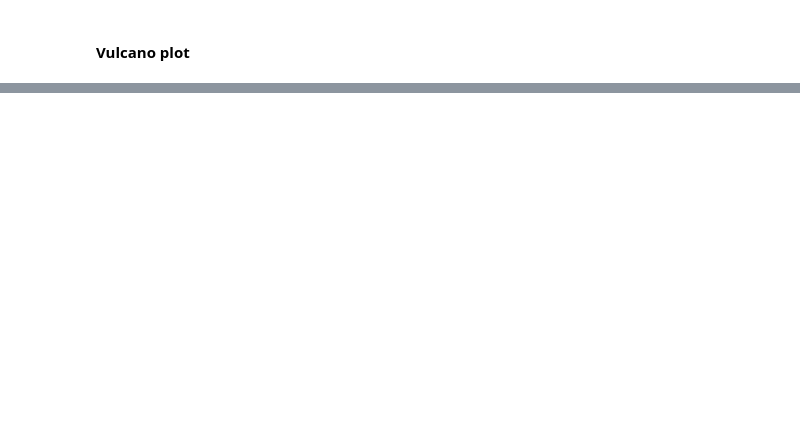
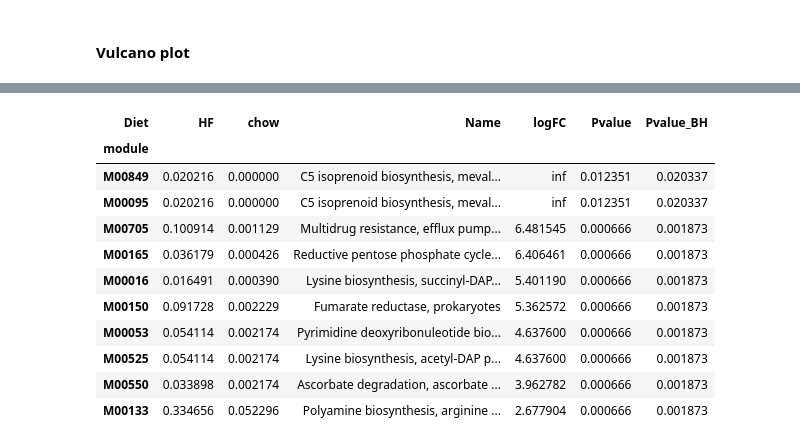
Before and after one commit to metagenome-atlas/Tutorial, a Jupyter notebook: Python/Differential_abundance.ipynb, the cells around one changed output, grey strips where cells are left out. Saved outputs shown, nothing was run; the diff lists cells and outputs as text; code cells hidden in the pictures; blank space fills up the shorter version.

```diff
--- a/Python/Differential_abundance.ipynb
+++ b/Python/Differential_abundance.ipynb
@@ -178,0 +248,35 @@ Tax.loc[genome_of_interest]
+# %%
+## Calulate statistics
+
+#man abundance per group
+Stats= module_relab.groupby(metadata.Diet).mean().T
+Stats['Name']= module_names
+
+Stats['logFC'] = np.log2(Stats.HF / Stats.chow)
+
+# Manwithney
+from scipy.stats import mannwhitneyu
+
+for module in Stats.index:
+    _,p= mannwhitneyu(module_relab.loc[metadata.query('Diet=="HF"').index,module],
+          module_relab.loc[metadata.query('Diet=="chow"').index,module],
+          alternative='two-sided'
+         )
+    Stats.loc[module,'Pvalue']= p
+
+Stats['Pvalue_BH'] = correct_pvalues_for_multiple_testing( Stats.Pvalue,correction_type="Benjamini-Hochberg")
+
+Stats.query("Pvalue_BH<0.05").sort_values('logFC',ascending=False).head(n=10)
+# %% [output]
+| Diet | HF | chow | Name | logFC | Pvalue | Pvalue_BH |
+| module |  |  |  |  |  |  |
+| M00849 | 0.020216 | 0.000000 | C5 isoprenoid biosynthesis, meval... | inf | 0.012351 | 0.020337 |
+| M00095 | 0.020216 | 0.000000 | C5 isoprenoid biosynthesis, meval... | inf | 0.012351 | 0.020337 |
+| M00705 | 0.100914 | 0.001129 | Multidrug resistance, efflux pump... | 6.481545 | 0.000666 | 0.001873 |
+| M00165 | 0.036179 | 0.000426 | Reductive pentose phosphate cycle... | 6.406461 | 0.000666 | 0.001873 |
+| M00016 | 0.016491 | 0.000390 | Lysine biosynthesis, succinyl-DAP... | 5.401190 | 0.000666 | 0.001873 |
+| M00150 | 0.091728 | 0.002229 | Fumarate reductase, prokaryotes | 5.362572 | 0.000666 | 0.001873 |
+| M00053 | 0.054114 | 0.002174 | Pyrimidine deoxyribonuleotide bio... | 4.637600 | 0.000666 | 0.001873 |
+| M00525 | 0.054114 | 0.002174 | Lysine biosynthesis, acetyl-DAP p... | 4.637600 | 0.000666 | 0.001873 |
+| M00550 | 0.033898 | 0.002174 | Ascorbate degradation, ascorbate ... | 3.962782 | 0.000666 | 0.001873 |
+| M00133 | 0.334656 | 0.052296 | Polyamine biosynthesis, arginine ... | 2.677904 | 0.000666 | 0.001873 |
```
Also changed, not shown: parts of 23 cells of this notebook, 7 other files.
